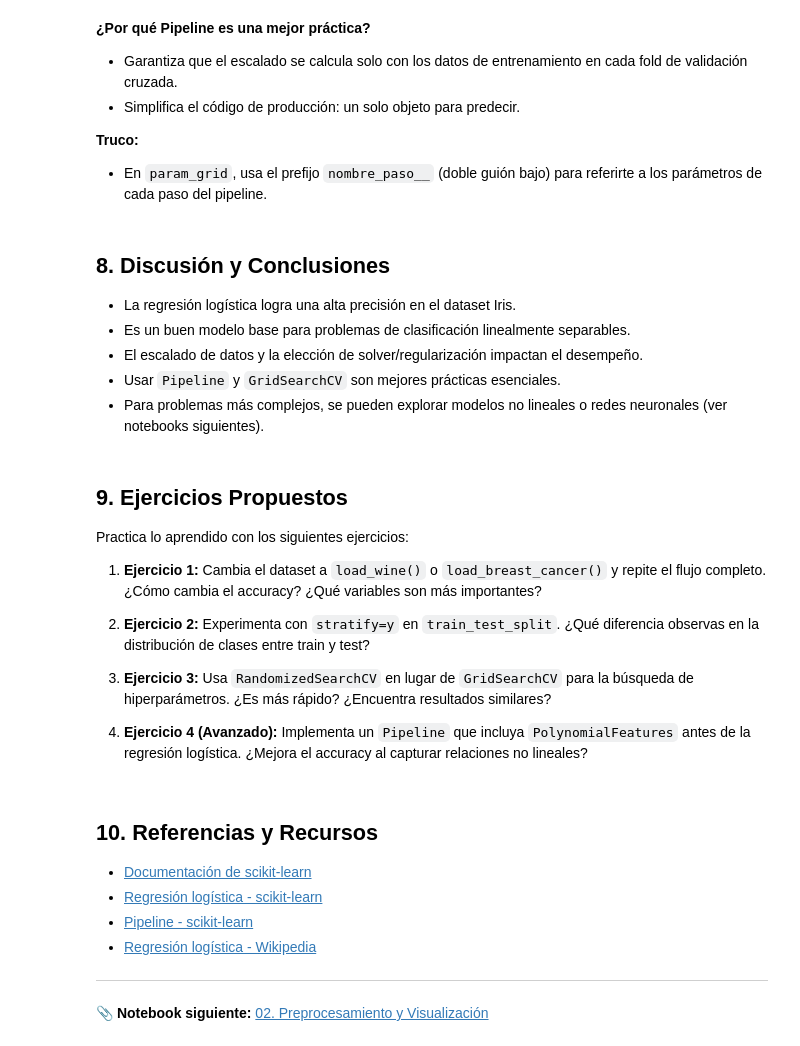
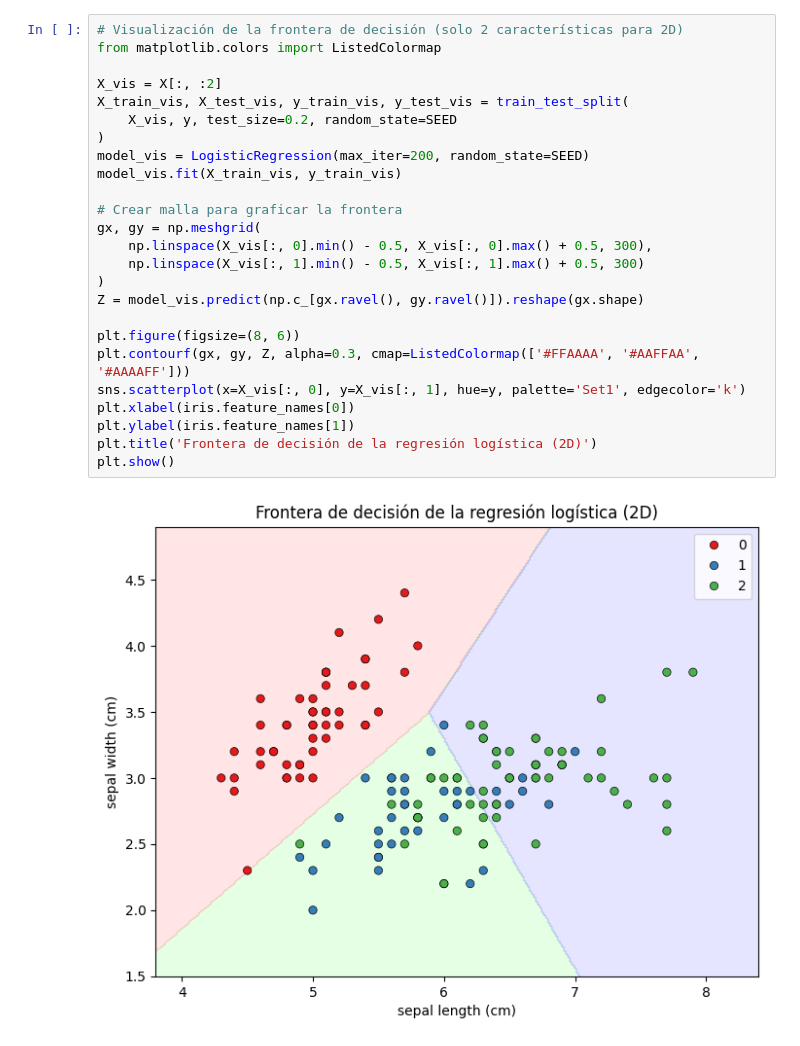
Before and after one commit to ISCOUTB/jupiter_cuda, a Jupyter notebook: notebooks/01_intro_machine_learning.ipynb, the cells around one changed output. Drawn from its saved outputs; the diff is of its cells as text.

Commit message:
Actualización de notebooks

```diff
--- a/notebooks/01_intro_machine_learning.ipynb
+++ b/notebooks/01_intro_machine_learning.ipynb
@@ -483,38 +208,27 @@ print(f'Accuracy en test: {grid_pipe.score(X_test, y_test):.4f}')
-# %% [markdown]
-**¿Por qué Pipeline es una mejor práctica?**
-- Garantiza que el escalado se calcula solo con los datos de entrenamiento en cada fold de validación cruzada.
-- Simplifica el código de producción: un solo objeto para predecir.
-
-**Truco:**
-- En `param_grid`, usa el prefijo `nombre_paso__` (doble guión bajo) para referirte a los parámetros de cada paso del pipeline.
-# %% [markdown]
-## 8. Discusión y Conclusiones
-
-- La regresión logística logra una alta precisión en el dataset Iris.
-- Es un buen modelo base para problemas de clasificación linealmente separables.
-- El escalado de datos y la elección de solver/regularización impactan el desempeño.
-- Usar `Pipeline` y `GridSearchCV` son mejores prácticas esenciales.
-- Para problemas más complejos, se pueden explorar modelos no lineales o redes neuronales (ver notebooks siguientes).
-# %% [markdown]
-## 9. Ejercicios Propuestos
-
-Practica lo aprendido con los siguientes ejercicios:
-
-1. **Ejercicio 1:** Cambia el dataset a `load_wine()` o `load_breast_cancer()` y repite el flujo completo. ¿Cómo cambia el accuracy? ¿Qué variables son más importantes?
-
-2. **Ejercicio 2:** Experimenta con `stratify=y` en `train_test_split`. ¿Qué diferencia observas en la distribución de clases entre train y test?
-
-3. **Ejercicio 3:** Usa `RandomizedSearchCV` en lugar de `GridSearchCV` para la búsqueda de hiperparámetros. ¿Es más rápido? ¿Encuentra resultados similares?
-
-4. **Ejercicio 4 (Avanzado):** Implementa un `Pipeline` que incluya `PolynomialFeatures` antes de la regresión logística. ¿Mejora el accuracy al capturar relaciones no lineales?
-# %% [markdown]
-## 10. Referencias y Recursos
-
-- [Documentación de scikit-learn](https://scikit-learn.org/stable/documentation.html)
-- [Regresión logística - scikit-learn](https://scikit-learn.org/stable/modules/generated/sklearn.linear_model.LogisticRegression.html)
-- [Pipeline - scikit-learn](https://scikit-learn.org/stable/modules/generated/sklearn.pipeline.Pipeline.html)
-- [Regresión logística - Wikipedia](https://es.wikipedia.org/wiki/Regresi%C3%B3n_log%C3%ADstica)
-
----
-
-📎 **Notebook siguiente:** [02. Preprocesamiento y Visualización](./02_preprocesamiento_visualizacion.ipynb)
+# %%
+# Visualización de la frontera de decisión (solo 2 características para 2D)
+from matplotlib.colors import ListedColormap
+
+X_vis = X[:, :2]
+X_train_vis, X_test_vis, y_train_vis, y_test_vis = train_test_split(
+    X_vis, y, test_size=0.2, random_state=SEED
+)
+model_vis = LogisticRegression(max_iter=200, random_state=SEED)
+model_vis.fit(X_train_vis, y_train_vis)
+
+# Crear malla para graficar la frontera
+gx, gy = np.meshgrid(
+    np.linspace(X_vis[:, 0].min() - 0.5, X_vis[:, 0].max() + 0.5, 300),
+    np.linspace(X_vis[:, 1].min() - 0.5, X_vis[:, 1].max() + 0.5, 300)
+)
+Z = model_vis.predict(np.c_[gx.ravel(), gy.ravel()]).reshape(gx.shape)
+
+plt.figure(figsize=(8, 6))
+plt.contourf(gx, gy, Z, alpha=0.3, cmap=ListedColormap(['#FFAAAA', '#AAFFAA', '#AAAAFF']))
+sns.scatterplot(x=X_vis[:, 0], y=X_vis[:, 1], hue=y, palette='Set1', edgecolor='k')
+plt.xlabel(iris.feature_names[0])
+plt.ylabel(iris.feature_names[1])
+plt.title('Frontera de decisión de la regresión logística (2D)')
+plt.show()
+# %% [output]
+[figure, added]
```
Also changed, not shown: parts of 92 cells of this notebook, 10 other files.
